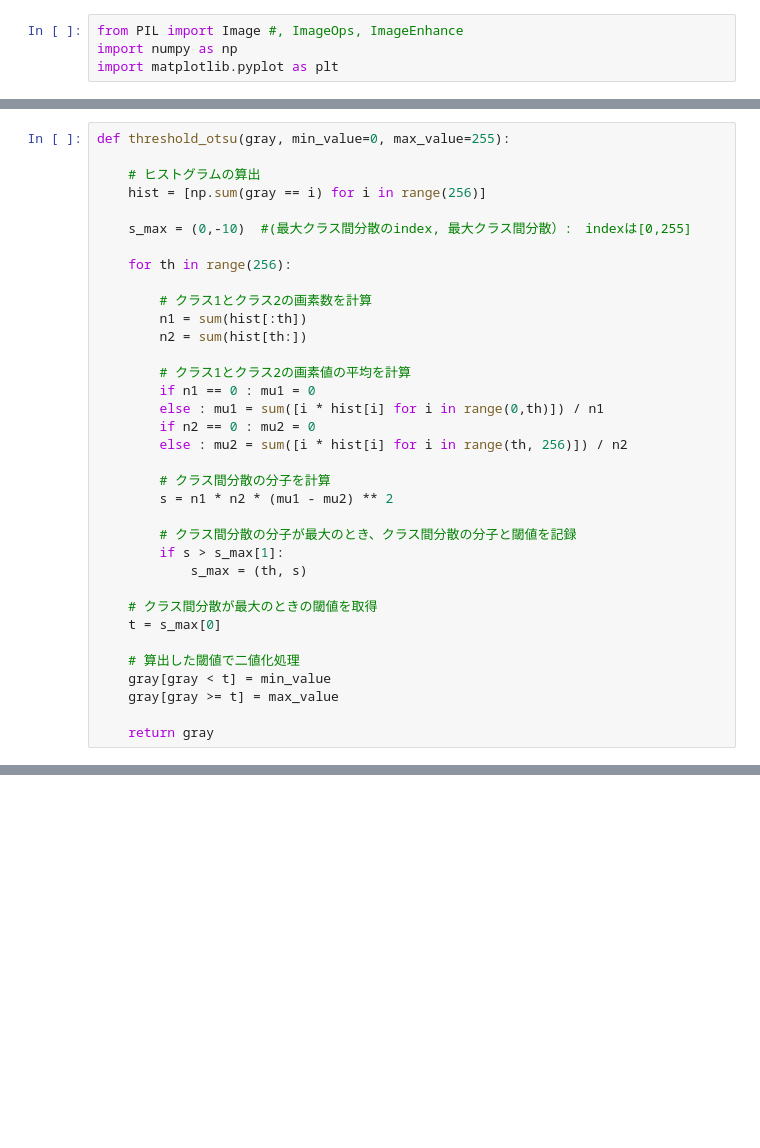
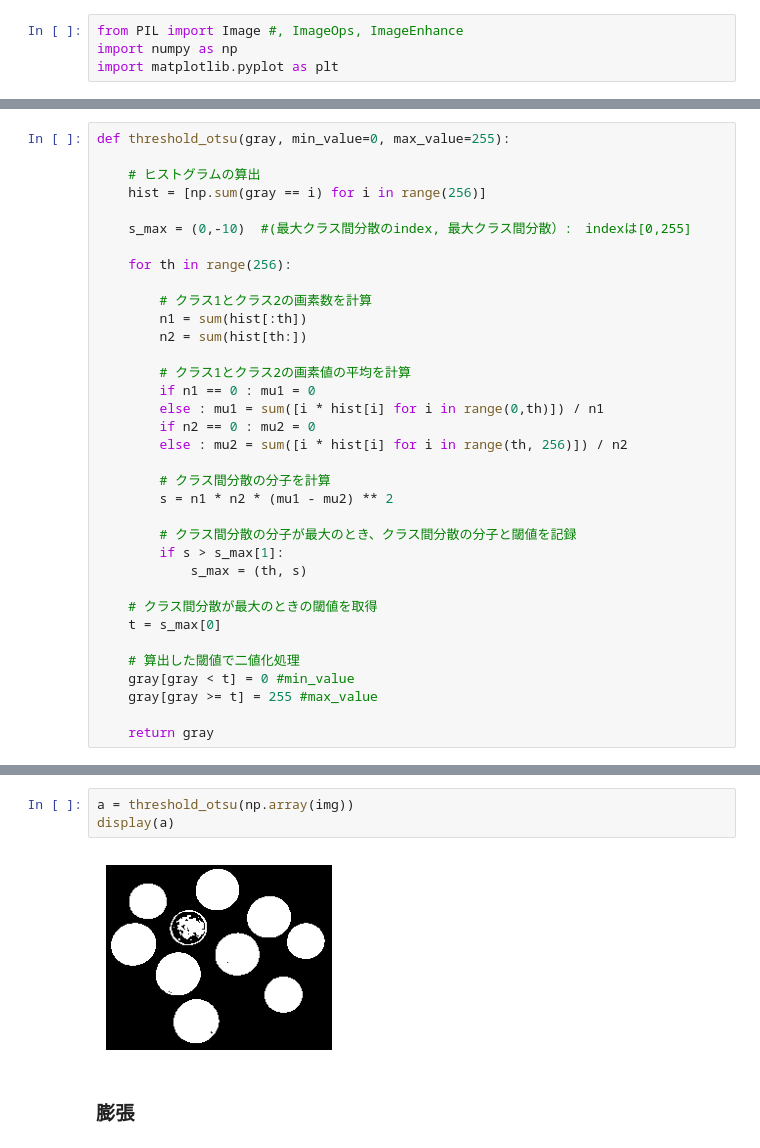
Before and after one commit to n-eisei/image-engineering, a Jupyter notebook: 5-binaryimg/binaryimage.ipynb, the cells around one changed output, grey strips where cells are left out. Saved outputs shown, nothing was run; the diff lists cells and outputs as text; blank space fills up the shorter version.

```diff
--- a/5-binaryimg/binaryimage.ipynb
+++ b/5-binaryimg/binaryimage.ipynb
@@ -59,8 +65,8 @@ def threshold_otsu(gray, min_value=0, max_value=255):
     t = s_max[0]
 
     # 算出した閾値で二値化処理
-    gray[gray < t] = min_value
-    gray[gray >= t] = max_value
+    gray[gray < t] = 0 #min_value
+    gray[gray >= t] = 255 #max_value
 
     return gray
 # %%
@@ -77 +82,8 @@ display(a)
+# %%
+a = threshold_otsu(np.array(img))
+display(a)
+# %% [output]
+[figure, added]
+# %% [markdown]
+### 膨張
 # %%
```
Also changed, not shown: parts of 27 cells of this notebook.
